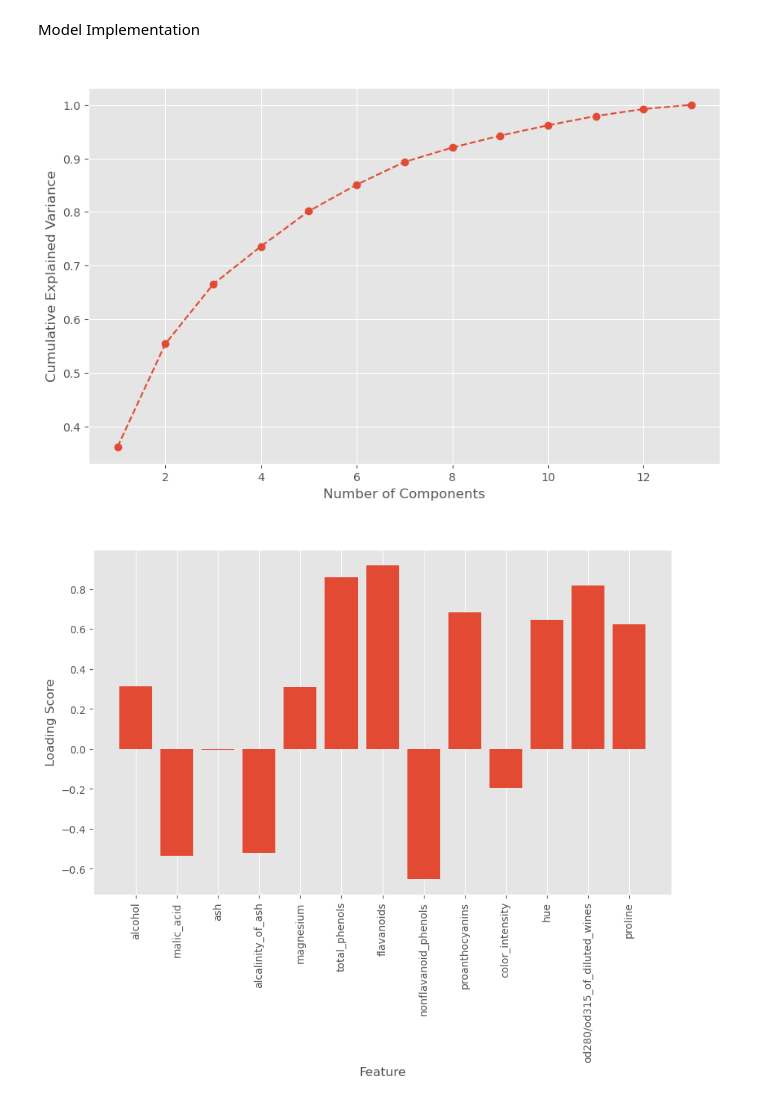
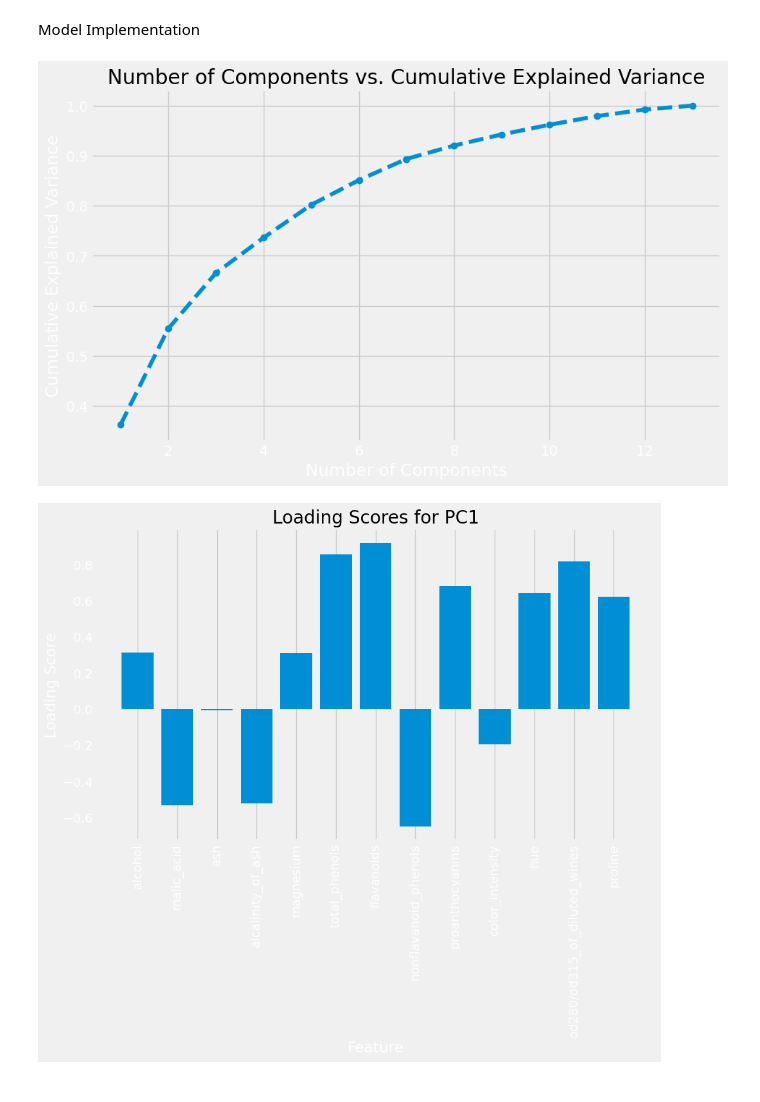
Before and after one commit to bryancastillo10/Machine-Learning-Projects, a Jupyter notebook: 02_PCA/01_wine_demo.ipynb, the cells around one changed output. Drawn from its saved outputs; the diff is of its cells as text; code cells hidden in the pictures.

```diff
--- a/02_PCA/01_wine_demo.ipynb
+++ b/02_PCA/01_wine_demo.ipynb
@@ -1,7 +1,5 @@
 # %% [markdown]
 Test PCA from built-in Wine Dataset of SkLearn
-# %%
-plt.style.use('ggplot')
 # %% [markdown]
 Model Implementation
 # %%
@@ -10,6 +8,7 @@ import matplotlib.pyplot as plt
 from sklearn.datasets import load_wine
 from sklearn.preprocessing import StandardScaler
 from sklearn.decomposition import PCA
+plt.style.use('fivethirtyeight')
 
 # Load the wine dataset
 wine = load_wine()
@@ -25,35 +24,40 @@ X_scaled = scaler.fit_transform(X)
 pca = PCA()
 X_pca = pca.fit_transform(X_scaled)
 # %%
-
 # Calculate cumulative explained variance
 cumulative_variance = np.cumsum(pca.explained_variance_ratio_)
 
 # Plot
-plt.figure(figsize=(10, 6))
+fig = plt.figure(figsize=(10, 6))
 plt.plot(range(1, len(cumulative_variance) + 1), cumulative_variance, marker='o', linestyle='--')
-plt.title('Number of Components vs. Cumulative Explained Variance')
+plt.title('Number of Components vs. Cumulative Explained Variance',color="black")
 plt.xlabel('Number of Components')
 plt.ylabel('Cumulative Explained Variance')
 plt.grid(True)
 plt.show()
+
+#Save Plot
+plot_1 = fig
 # %% [output]
-[figure, old version]
+[figure, new version]
 # %%
 # Get the loading scores
 loading_scores = pca.components_.T * np.sqrt(pca.explained_variance_)
 
 # Plot
-plt.figure(figsize=(10, 6))
+fig = plt.figure(figsize=(10, 6))
 plt.bar(range(len(feature_names)), loading_scores[:, 0], tick_label=feature_names)
-plt.title('Loading Scores for PC1')
+plt.title('Loading Scores for PC1',color="black")
 plt.xlabel('Feature')
 plt.ylabel('Loading Score')
 plt.xticks(rotation=90)
 plt.grid(axis='y')
 plt.show()
+
+# Save Plot
+plot_2 = fig
 # %% [output]
-[figure, old version]
+[figure, new version]
 # %%
 from sklearn.feature_selection import f_classif
 
```
Also changed, not shown: parts of 6 cells of this notebook, 6 other files.
